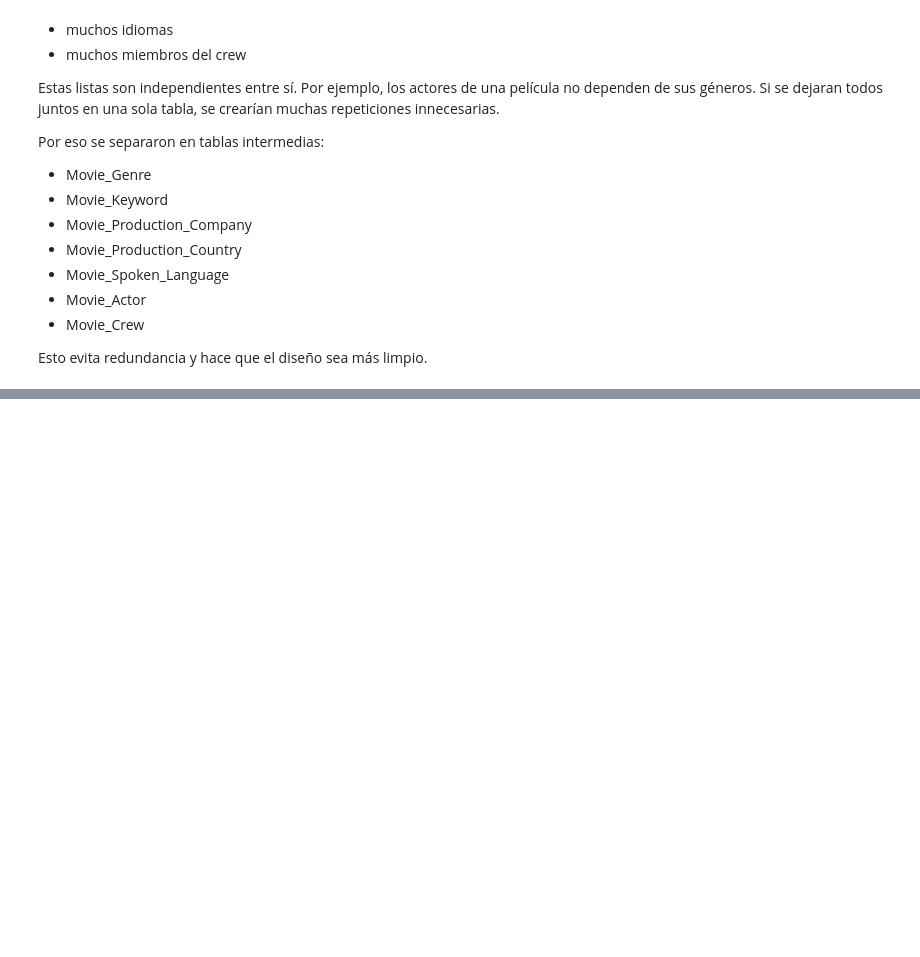
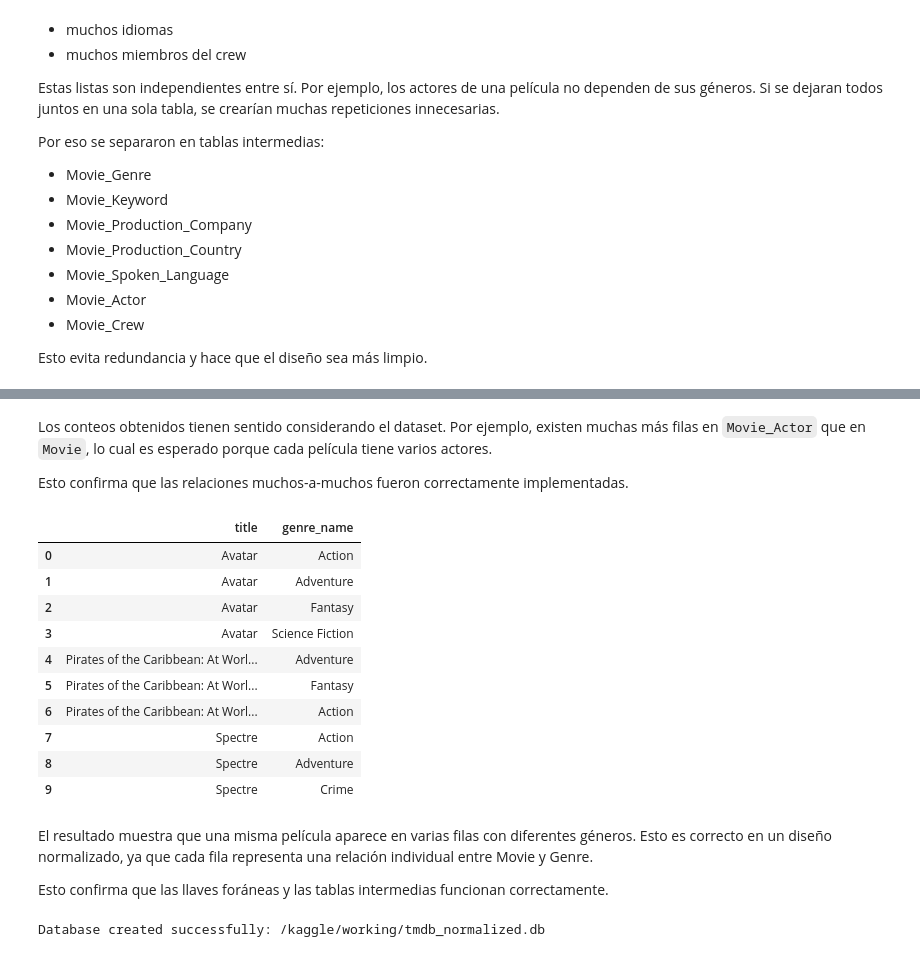
Before and after one commit to smbv/asignacion3-db, a Jupyter notebook: asignacion3_fase1_setup.ipynb, the cells around one changed output, grey strips where cells are left out. Saved outputs shown, nothing was run; the diff lists cells and outputs as text; code cells hidden in the pictures; blank space fills up the shorter version.

```diff
--- a/asignacion3_fase1_setup.ipynb
+++ b/asignacion3_fase1_setup.ipynb
@@ -316,0 +485,8 @@ Se incluyen:
+# %%
+db_path = "/kaggle/working/tmdb_normalized.db"
+
+conn = sqlite3.connect(db_path)
+cursor = conn.cursor()
+
+# Enable foreign key support in SQLite
+cursor.execute("PRAGMA foreign_keys = ON;")
@@ -316,0 +704,36 @@ Se incluyen:
+# %% [markdown]
+Los conteos obtenidos tienen sentido considerando el dataset. Por ejemplo, existen muchas más filas en `Movie_Actor` que en `Movie`, lo cual es esperado porque cada película tiene varios actores.
+
+Esto confirma que las relaciones muchos-a-muchos fueron correctamente implementadas.
+# %%
+pd.read_sql_query("""
+SELECT
+    m.title,
+    g.genre_name
+FROM Movie m
+JOIN Movie_Genre mg ON m.movie_id = mg.movie_id
+JOIN Genre g ON mg.genre_id = g.genre_id
+LIMIT 10;
+""", conn)
+# %% [output]
+|  | title | genre_name |
+| 0 | Avatar | Action |
+| 1 | Avatar | Adventure |
+| 2 | Avatar | Fantasy |
+| 3 | Avatar | Science Fiction |
+| 4 | Pirates of the Caribbean: At Worl... | Adventure |
+| 5 | Pirates of the Caribbean: At Worl... | Fantasy |
+| 6 | Pirates of the Caribbean: At Worl... | Action |
+| 7 | Spectre | Action |
+| 8 | Spectre | Adventure |
+| 9 | Spectre | Crime |
+# %% [markdown]
+El resultado muestra que una misma película aparece en varias filas con diferentes géneros. Esto es correcto en un diseño normalizado, ya que cada fila representa una relación individual entre Movie y Genre.
+
+Esto confirma que las llaves foráneas y las tablas intermedias funcionan correctamente.
+# %%
+conn.close()
+
+print("Database created successfully:", db_path)
+# %% [output]
+Database created successfully: /kaggle/working/tmdb_normalized.db
```
Also changed, not shown: parts of 23 cells of this notebook.
